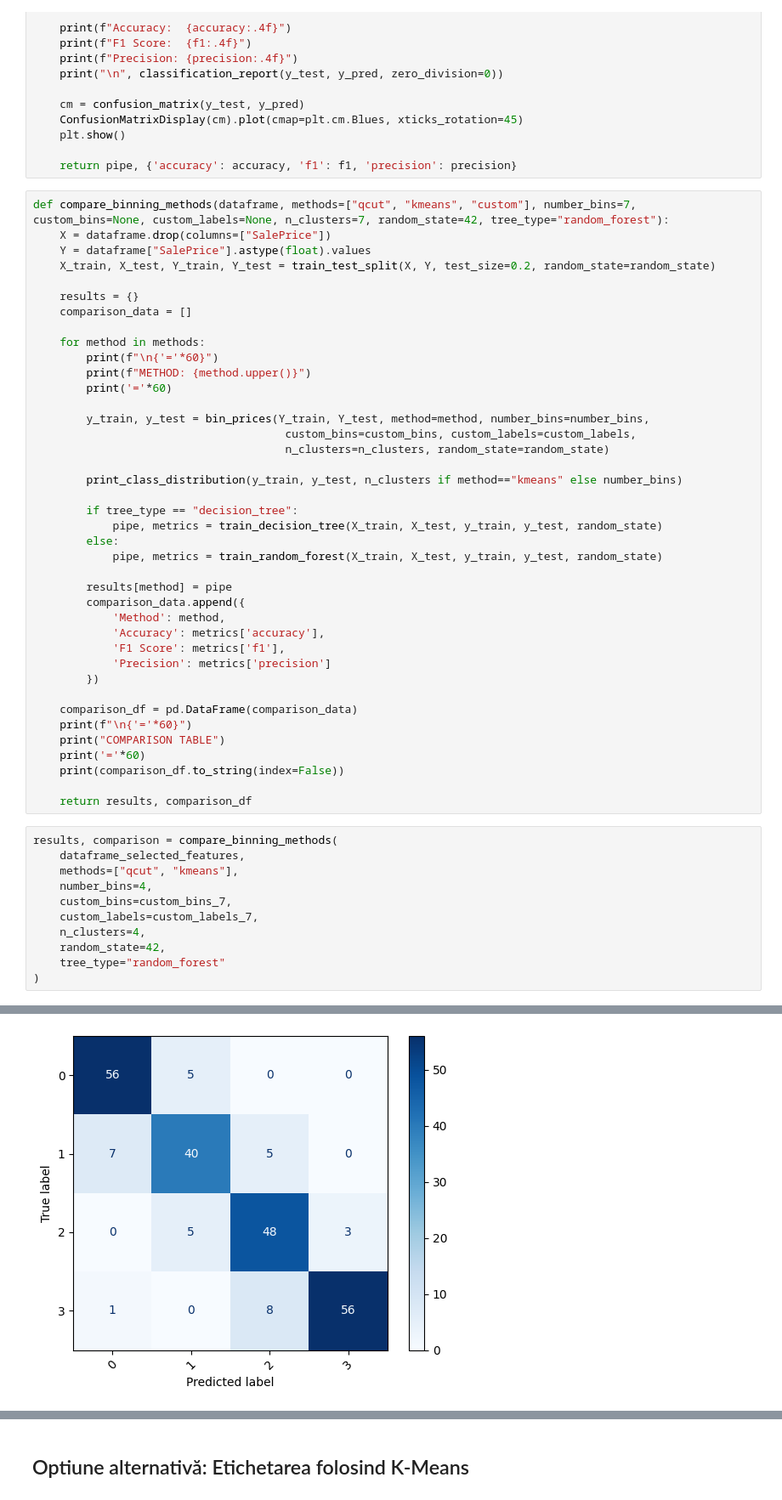
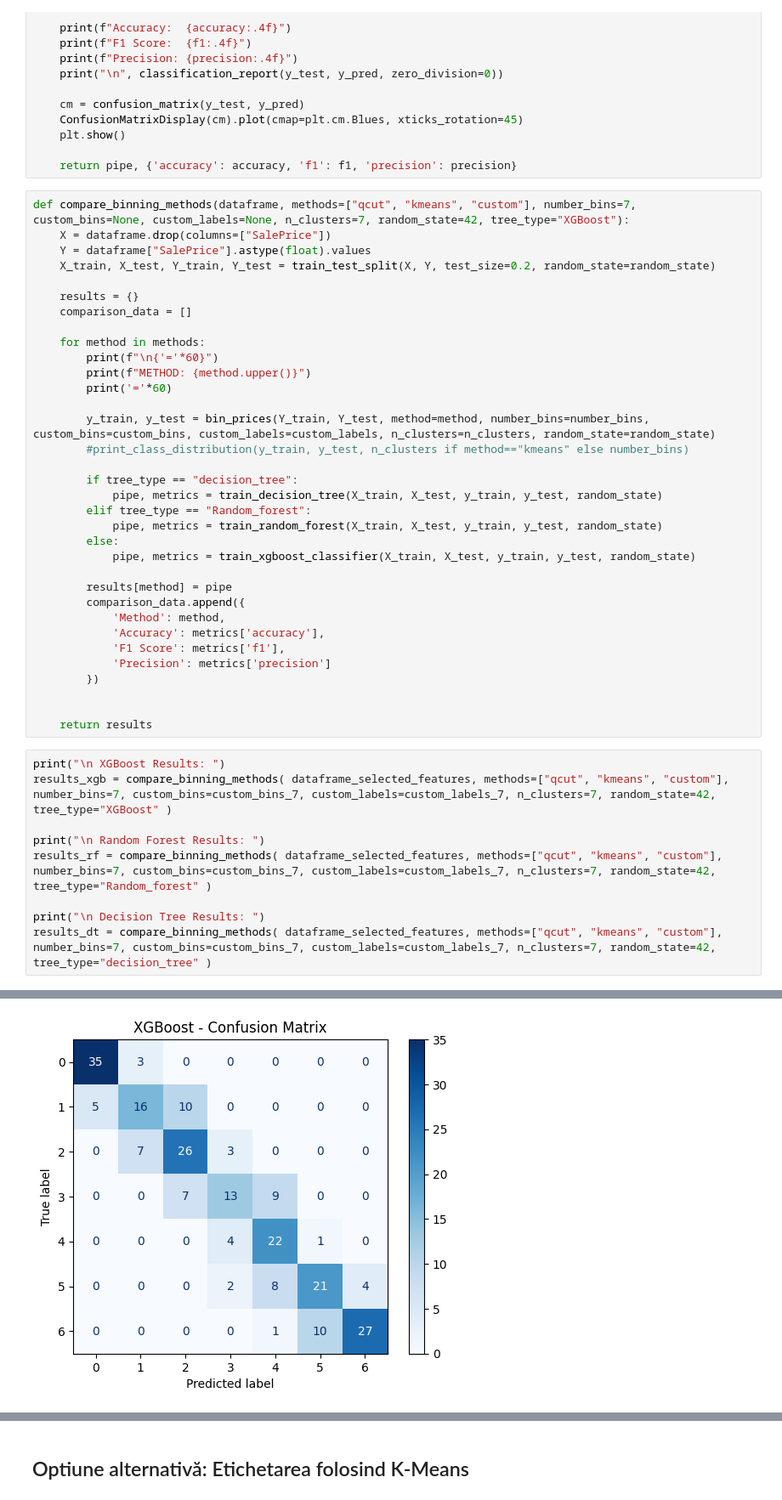
Before and after one commit to OctaMarina/house-price-prediction-integra, a Jupyter notebook: notebooks/Cornescu_Darius_split_RandomForest.ipynb, the cells around one changed output, grey strips where cells are left out. Shown at 85% size. Saved outputs shown, nothing was run; the diff lists cells and outputs as text.

Commit message:
Implementare XGBoost si comparere cu RandomForest si Decision Tree

```diff
--- a/notebooks/Cornescu_Darius_split_RandomForest.ipynb
+++ b/notebooks/Cornescu_Darius_split_RandomForest.ipynb
@@ -304,7 +253,7 @@ def train_decision_tree(X_train, X_test, y_train, y_test, random_state=42):
 
     return pipe, {'accuracy': accuracy, 'f1': f1, 'precision': precision}
 # %%
-def compare_binning_methods(dataframe, methods=["qcut", "kmeans", "custom"], number_bins=7, custom_bins=None, custom_labels=None, n_clusters=7, random_state=42, tree_type="random_forest"):
+def compare_binning_methods(dataframe, methods=["qcut", "kmeans", "custom"], number_bins=7, custom_bins=None, custom_labels=None, n_clusters=7, random_state=42, tree_type="XGBoost"):
     X = dataframe.drop(columns=["SalePrice"])
     Y = dataframe["SalePrice"].astype(float).values
     X_train, X_test, Y_train, Y_test = train_test_split(X, Y, test_size=0.2, random_state=random_state)
@@ -317,16 +266,15 @@ def compare_binning_methods(dataframe, methods=["qcut", "kmeans", "custom"], num
         print(f"METHOD: {method.upper()}")
         print('='*60)
 
-        y_train, y_test = bin_prices(Y_train, Y_test, method=method, number_bins=number_bins,
-                                      custom_bins=custom_bins, custom_labels=custom_labels,
-                                      n_clusters=n_clusters, random_state=random_state)
-
-        print_class_distribution(y_train, y_test, n_clusters if method=="kmeans" else number_bins)
+        y_train, y_test = bin_prices(Y_train, Y_test, method=method, number_bins=number_bins, custom_bins=custom_bins, custom_labels=custom_labels, n_clusters=n_clusters, random_state=random_state)
+        #print_class_distribution(y_train, y_test, n_clusters if method=="kmeans" else number_bins)
 
         if tree_type == "decision_tree":
             pipe, metrics = train_decision_tree(X_train, X_test, y_train, y_test, random_state)
+        elif tree_type == "Random_forest":
+            pipe, metrics = train_random_forest(X_train, X_test, y_train, y_test, random_state)
         else:
-            pipe, metrics = train_random_forest(X_train, X_test, y_train, y_test, random_state)
+            pipe, metrics = train_xgboost_classifier(X_train, X_test, y_train, y_test, random_state)
 
         results[method] = pipe
         comparison_data.append({
@@ -336,22 +284,15 @@ def compare_binning_methods(dataframe, methods=["qcut", "kmeans", "custom"], num
             'Precision': metrics['precision']
         })
 
-    comparison_df = pd.DataFrame(comparison_data)
-    print(f"\n{'='*60}")
-    print("COMPARISON TABLE")
-    print('='*60)
-    print(comparison_df.to_string(index=False))
 
-    return results, comparison_df
+    return results
 # %%
-results, comparison = compare_binning_methods(
-    dataframe_selected_features,
-    methods=["qcut", "kmeans"],
-    number_bins=4,
-    custom_bins=custom_bins_7,
-    custom_labels=custom_labels_7,
-    n_clusters=4,
-    random_state=42,
-    tree_type="random_forest"
-)
+print("\n XGBoost Results: ")
+results_xgb = compare_binning_methods( dataframe_selected_features, methods=["qcut", "kmeans", "custom"], number_bins=7, custom_bins=custom_bins_7, custom_labels=custom_labels_7, n_clusters=7, random_state=42,  tree_type="XGBoost" )
+
+print("\n Random Forest Results: ")
+results_rf = compare_binning_methods( dataframe_selected_features, methods=["qcut", "kmeans", "custom"], number_bins=7, custom_bins=custom_bins_7, custom_labels=custom_labels_7, n_clusters=7, random_state=42,  tree_type="Random_forest" )
+
+print("\n Decision Tree Results: ")
+results_dt = compare_binning_methods( dataframe_selected_features, methods=["qcut", "kmeans", "custom"], number_bins=7, custom_bins=custom_bins_7, custom_labels=custom_labels_7, n_clusters=7, random_state=42,  tree_type="decision_tree" )
 # %% [output]
@@ -375,4 +316,4 @@ weighted avg       0.86      0.85      0.86       234
-[figure, old version]
+[figure, new version]
 ============================================================
 METHOD: KMEANS
 ============================================================
```
Also changed, not shown: parts of 19 cells of this notebook.
